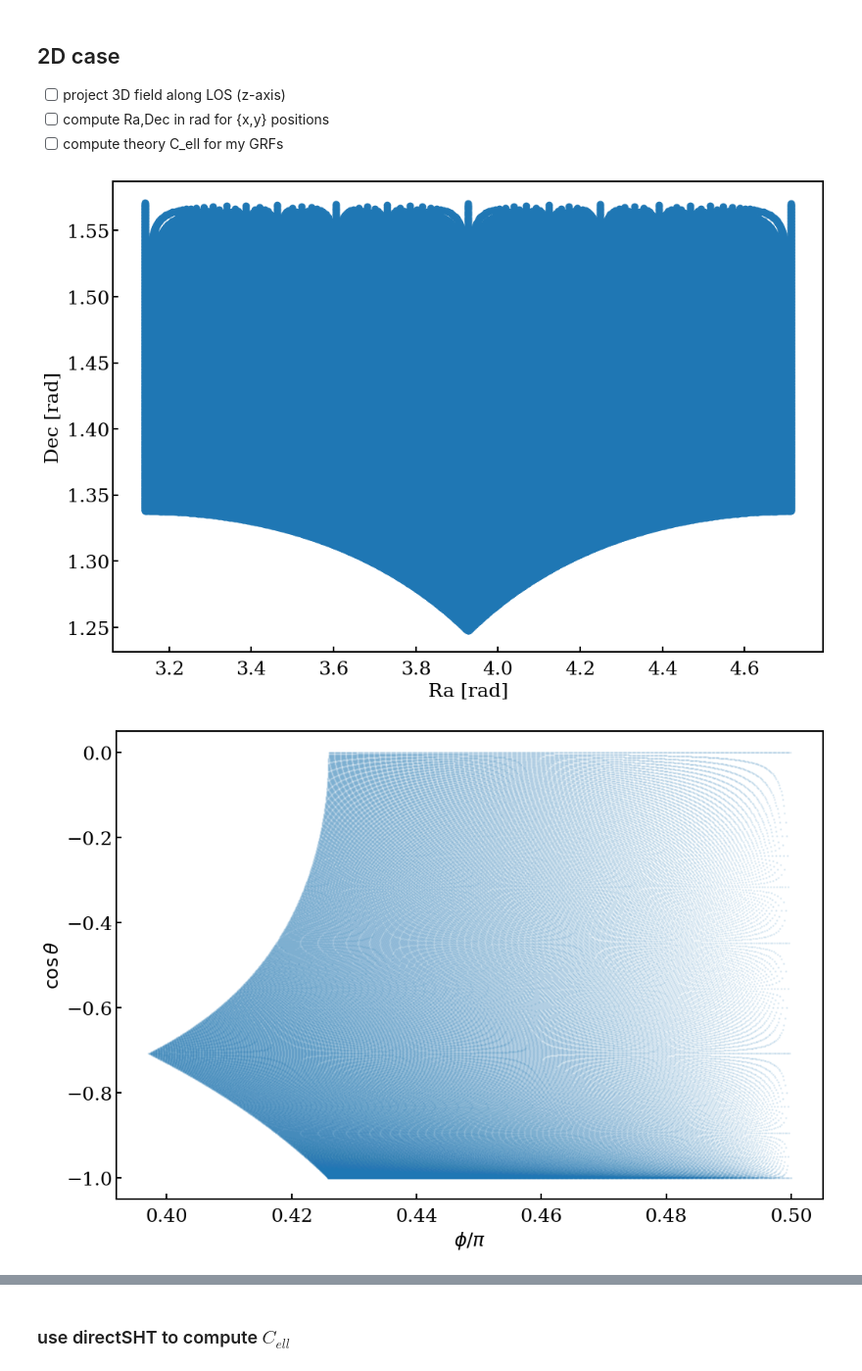
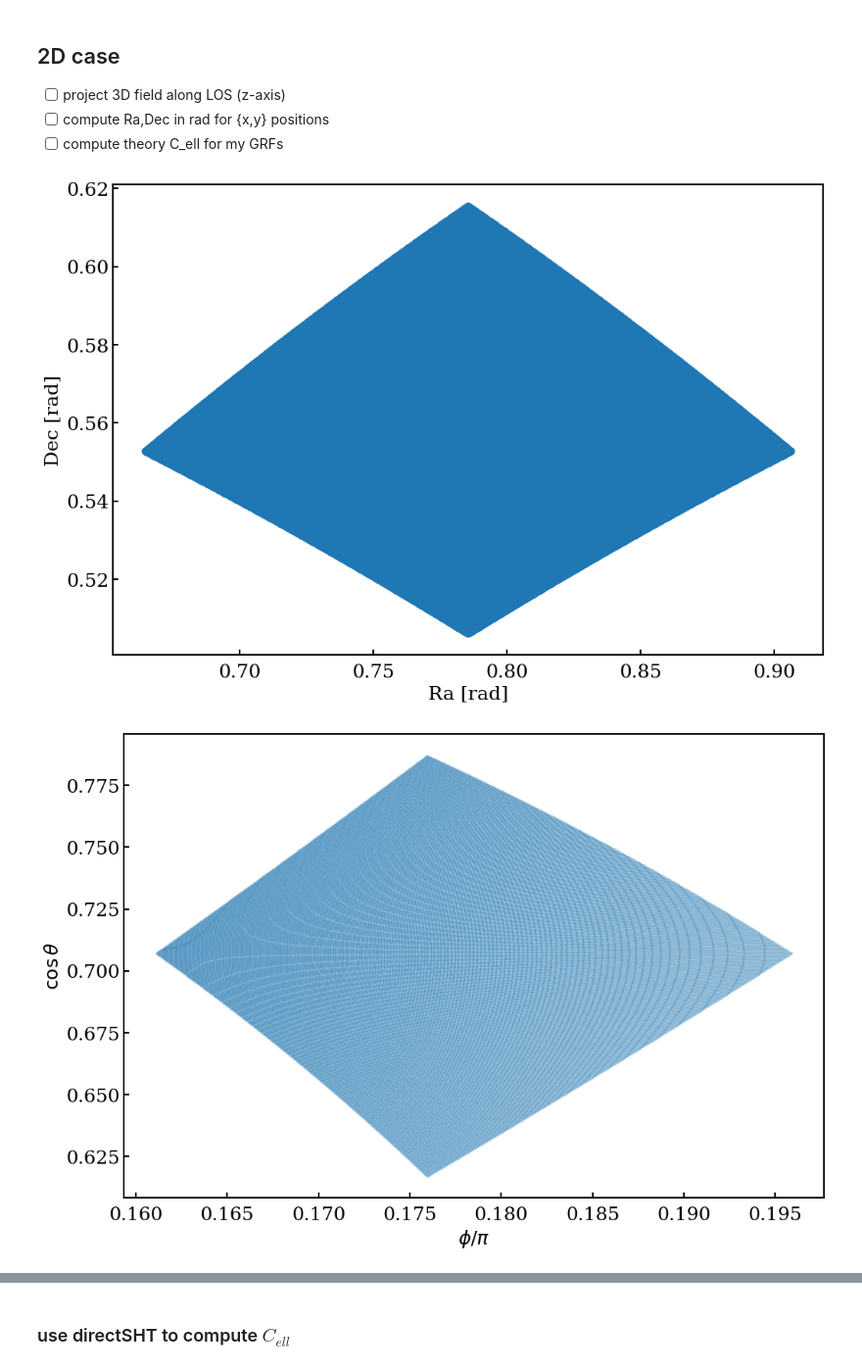
Before and after one commit to roger2b/directsht-lya, a Jupyter notebook: notebooks/lya_GRFs.ipynb, the cells around one changed output, grey strips where cells are left out. Shown at 98% size. Drawn from its saved outputs; the diff is of its cells as text; code cells hidden in the pictures.

```diff
--- a/notebooks/lya_GRFs.ipynb
+++ b/notebooks/lya_GRFs.ipynb
@@ -425,6 +425,7 @@ plt.scatter(all_y[:],all_z[:],s=0.1);plt.xlabel('y');plt.ylabel('z');plt.xlim(-1
 - [ ] compute theory C_ell for my GRFs
 # %%
 do_plots = True
+shift_box = True
 # %%
 def coord_transform(x,y,z):
     # Convert the X,Y,Z coordinates into Ra,Dec,comoving_distance
@@ -436,47 +437,54 @@ def coord_transform(x,y,z):
     com_dist = (xsq + ysq + zsq) ** 0.5
     s = (xsq + ysq) ** 0.5
 
-    Ra = np.arctan2(y, x)*180./np.pi+180.
-    Dec = np.arctan2(z, s)*180./np.pi
+    # Ra = np.arctan2(y, x)*180./np.pi+180.
+    # Dec = np.arctan2(z, s)*180./np.pi
+    # from equatorial to equatorial
+    # convert to degrees
+    lon = np.rad2deg(np.arctan2(y, x))
+    lat = np.rad2deg(np.arctan2(z, s))
+    # wrap lon to [0,360]
+    lon = np.mod(lon-360., 360.)
+    Ra, Dec = lon, lat
 
     return com_dist, Ra, Dec
 # %%
+shift = 5e+3 if shift_box else 0.
+
 #mean of the box and use all pixels first
 w = dens.mean(2).ravel()
-x = coords[0][:,:,0].ravel()
-y = coords[1][:,:,0].ravel()
-
+x = coords[0][:,:,0].ravel() + shift
+y = coords[1][:,:,0].ravel() + shift
+z = coords[2][:,:,0].ravel() + shift
 # now convert cartesian to sky coordinates
 
 # Convert coordinates to spherical coordinates
-# assume that the box is at redshift 2.4
-box_distance = results.comoving_radial_distance(2.4)
-_,Ra,Dec = coord_transform(x,y,np.ones_like(x)*box_distance);
-tdata,pdata,wdata = np.deg2rad(Ra), np.deg2rad(Dec),w
-trand,prand,wrand = np.deg2rad(Ra), np.deg2rad(Dec),np.ones_like(w)
+_,Ra,Dec = coord_transform(x,y,z);
+tdata,pdata,wdata = np.deg2rad(Ra), np.deg2rad(Dec), w
+trand,prand,wrand = np.deg2rad(Ra), np.deg2rad(Dec), np.ones_like(w)
 
 if do_plots:
     plt.figure();plt.scatter(tdata,pdata);plt.xlabel('Ra [rad]');plt.ylabel('Dec [rad]');plt.show()
     plt.figure();plt.scatter(pdata/np.pi,np.cos(tdata), s=1,c='C0',alpha=0.1,label='Rand',rasterized=False);plt.xlabel(r'$\phi/\pi$');plt.ylabel(r'$\cos\theta$');plt.show()
     plt.hist(wdata, bins=50, density=True);plt.xlabel('w');plt.show()
 
 # # matrix of my skewers in (no z bins x no QSOs)
 
 # mask_tid = np.unique(all_tid, return_index=True)[1]
 # # the {x,y} corredinates of my box are:
 # x, y, w = all_x[mask_tid], all_y[mask_tid], dens_lya.mean(1)
 # # now convert cartesian to sky coordinates
 
 # # Convert coordinates to spherical coordinates
 # # assume that the box is at redshift 2.4
 # box_distance = results.comoving_radial_distance(2.4)
 # _,Ra,Dec = coord_transform(x,y,np.ones_like(x)*box_distance);
 # tdata,pdata,wdata = np.deg2rad(Ra), np.deg2rad(Dec),w
 # trand,prand,wrand = np.deg2rad(Ra), np.deg2rad(Dec),np.ones_like(w)
 
 # if do_plots:
 #     plt.figure();plt.scatter(tdata,pdata);plt.xlabel('Ra [rad]');plt.ylabel('Dec [rad]');plt.show()
 #     plt.hist(wdata, bins=50, density=True);plt.xlabel('w');plt.show()
 # %% [output]
-[figure, old version]
+[figure, new version]
-[figure, old version]
+[figure, new version]
```
Also changed, not shown: parts of 15 cells of this notebook.
